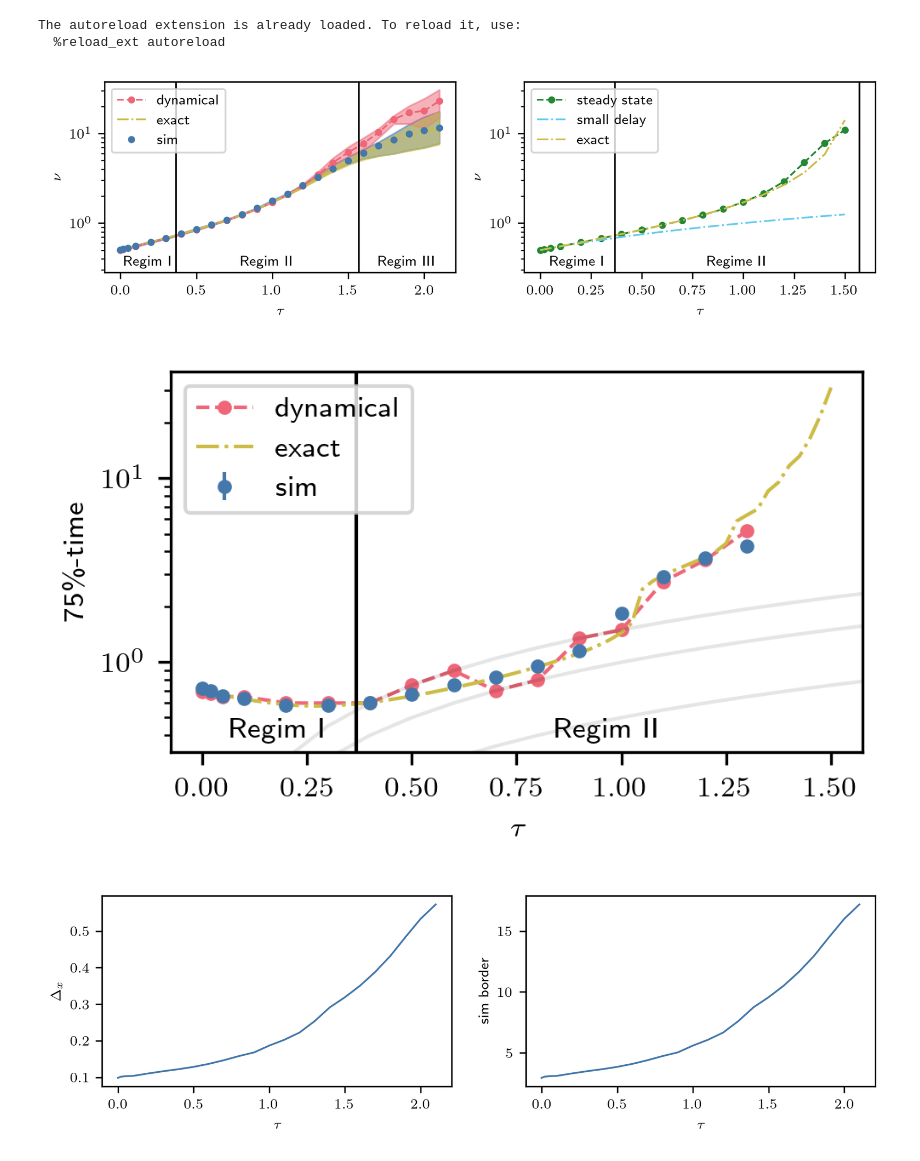
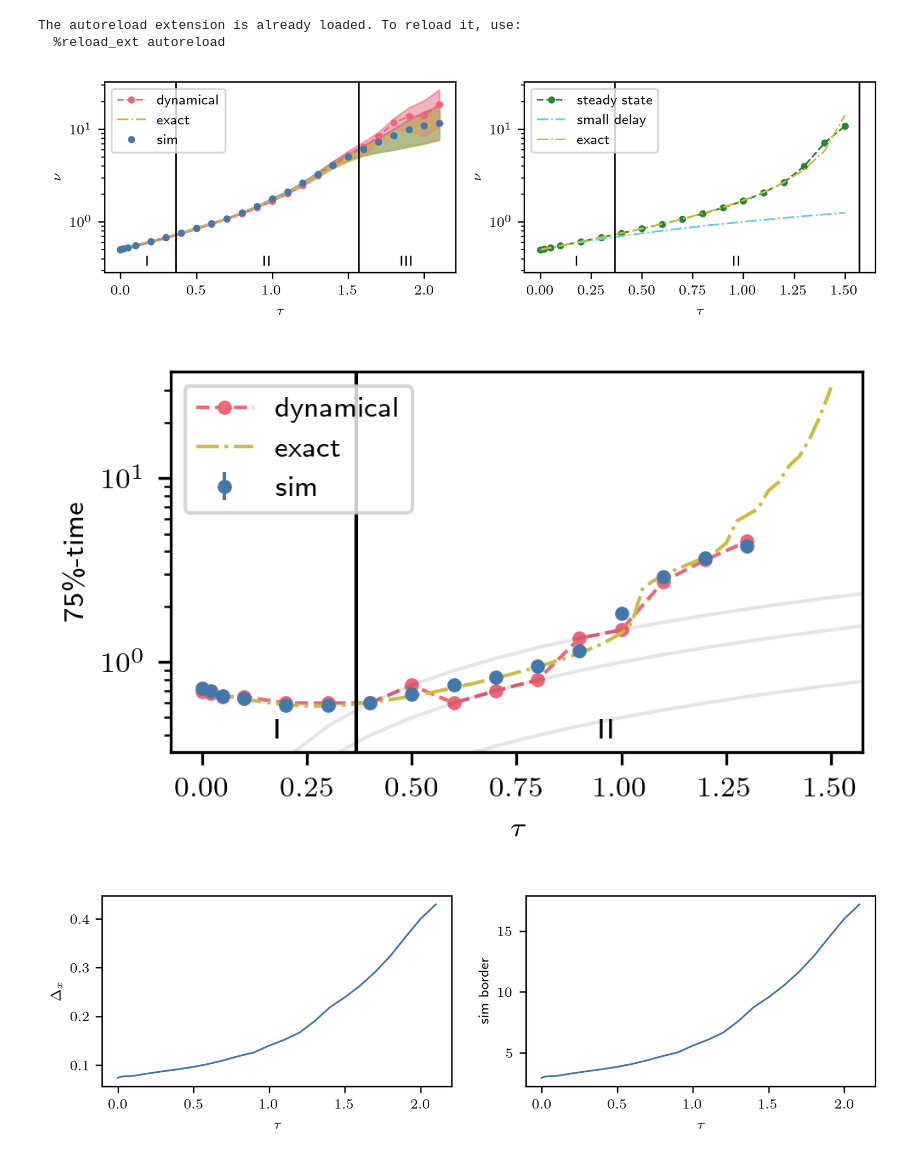
Before and after one commit to NilsToAn/overdampedDelayHarmonicOscillator, a Jupyter notebook: paper/variance_x2.ipynb, the cells around one changed output. Cells and saved outputs as stored; diff of their text form; code cells hidden in the pictures.

```diff
--- a/paper/variance_x2.ipynb
+++ b/paper/variance_x2.ipynb
@@ -41,9 +41,9 @@ version = 2
 s = 1
 D = s**2 / 2
 max_t = 10
-ntau = 2  # 3
+ntau = 2 #3
 # dx = 0.3
-N_x = 61  # 25
+N_x = 81  #61 #81 #41
 eq_perc = 0.75
 hist_sigma = 4
 avg_part = 4
@@ -78,6 +78,9 @@ non_div_taus = (
 )
 
 eig_vars = np.empty((len(non_div_taus), 2))
+num_timings = np.empty(len(ltaus))
+sim_timings = np.empty(len(ltaus))
+eig_timings = np.empty(len(non_div_taus))
 # %%
 test_ltaus = np.arange(0, non_div_taus[-1], 0.025)
 exact_eqtimes = np.array([get_eq_times(ltau, D, eq_perc, a, b) for ltau in test_ltaus])
@@ -102,6 +105,7 @@ for i, ltau in enumerate(tqdm(ltaus)):
         force=force,
         hist_sigma=hist_sigma,
     )
+    sim_timings[i] = my_sim_manager.get_timing()
 
     sim_ts = np.arange(0, (N_t + ntau_sim)) * ldt - ltau
 
@@ -122,19 +126,6 @@ for i, ltau in enumerate(tqdm(ltaus)):
         np.argmin((eq_perc * mean_sim_vars[:, None] - sim_var) ** 2, axis=1)
     ]
     sim_eq_time[i] = (np.mean(mean_s_eq), np.std(mean_s_eq) / np.sqrt(N_loop))
-
-    # mean_sim_hist_var = np.mean(sim_hist_var[:, -N_t // avg_part :], axis=1)
-    # sim_hist_vars[i] = (
-    #     np.mean(mean_sim_hist_var),
-    #     np.std(mean_sim_hist_var) / np.sqrt(N_loop),
-    #     np.min(np.mean(sim_hist_var[:, -N_t // avg_part :], axis=0)),
-    #     np.max(np.mean(sim_hist_var[:, -N_t // avg_part :], axis=0)),
-    # )
-
-    # mean_sh_eq = sim_ts[
-    #     np.argmin((eq_perc * mean_sim_hist_var[:, None] - sim_hist_var) ** 2, axis=1)
-    # ]
-    # sim_hist_eq_time[i] = (np.mean(mean_sh_eq), np.std(mean_sh_eq) / np.sqrt(N_loop))
 # %%
 my_num_manager = SolverManager()
 
@@ -157,6 +148,7 @@ for i, ltau in enumerate(tqdm(ltaus)):
         force=force,
         version=version,
     )
+    num_timings[i] = my_num_manager.get_timing()
 
     num_var = res["num_var"]
 
@@ -183,6 +175,7 @@ for i, ltau in enumerate(tqdm(non_div_taus)):
         res = eigen_manager.run(
             N_x=N_x, sb=sb, ntau=0, s=s, dt=ldt, force=force, version=version
         )
+    eig_timings[i] = eigen_manager.get_timing()
 
     eig_vars[i] = (res["eig_var"], 0)
 # %%
@@ -224,10 +217,10 @@ if force == "linear":
     plt.ylim(0.7 * plt.ylim()[0], plt.ylim()[1])
     y = plt.ylim()[0] * 1.3
     plt.vlines([1 / np.e, np.pi / 2], *plt.ylim(), color="black")
-    plt.text(0.5 * 1 / np.e, y, "Regim I", ha="center", va="center")
-    plt.text(0.5 * (1 / np.e + np.pi / 2), y, "Regim II", ha="center", va="center")
+    plt.text(0.5 * 1 / np.e, y, "I", ha="center", va="center")
+    plt.text(0.5 * (1 / np.e + np.pi / 2), y, "II", ha="center", va="center")
     plt.text(
-        0.5 * (np.pi / 2 + plt.xlim()[1]), y, "Regim III", ha="center", va="center"
+        0.5 * (np.pi / 2 + plt.xlim()[1]), y, "III", ha="center", va="center"
     )
 plt.legend()
 plt.xlabel(r"$\tau$")
@@ -244,38 +237,38 @@ plt.ylim(*ylim)
 #     ltaus,
 #     num_vars[:, 0] / sim_vars[:, 0],
 #     yerr=np.sqrt(
 #         (num_vars[:, 1] / sim_vars[:, 0]) ** 2
 #         + (num_vars[:, 0] / sim_vars[:, 0] ** 2 * sim_vars[:, 1]) ** 2
 #     ),
 #     marker=".",
 #     color="C1",
 # )
 plt.plot(non_div_taus, eig_vars[:, 0], **eigenv_plt_set)
 if force == "linear":
     plt.plot(non_div_taus, short_time_approx_var, **short_plt_set)
 plt.plot(non_div_taus, exact_sol, **exact_plt_set)
 
 if force == "linear":
     # plt.ylim(0.7*plt.ylim()[0], plt.ylim()[1])
     y = plt.ylim()[0] * 1.3
     plt.vlines([1 / np.e, np.pi / 2], *plt.ylim(), color="black")
-    plt.text(0.5 * 1 / np.e, y, "Regime I", ha="center", va="center")
-    plt.text(0.5 * (1 / np.e + np.pi / 2), y, "Regime II", ha="center", va="center")
+    plt.text(0.5 * 1 / np.e, y, "I", ha="center", va="center")
+    plt.text(0.5 * (1 / np.e + np.pi / 2), y, "II", ha="center", va="center")
     # plt.text(
-    #     0.5 * (np.pi / 2 + plt.xlim()[1]), y, "Regime III", ha="center", va="center"
+    #     0.5 * (np.pi / 2 + plt.xlim()[1]), y, "III", ha="center", va="center"
     # )
 
 
 plt.legend()
 plt.xlabel(r"$\tau$")
 plt.ylabel(r"$\nu$")
 # plt.ylabel(r"deviation")
 
 
 plt.tight_layout()
-plt.savefig(f"graphics/x2variance_v{version}_{force}.pdf")
+plt.savefig(f"graphics/x2var_{force}_Nx{N_x}_Nt{ntau}.pdf")
 # %% [output]
-[figure, old version]
+[figure, new version]
 # %%
 # Only if system was able to reach steady state
 eq_perc = 0.75
@@ -294,8 +287,8 @@ if force == "linear":
     plt.ylim(0.7 * plt.ylim()[0], plt.ylim()[1])
     y = plt.ylim()[0] * 1.3
     plt.vlines([1 / np.e], *plt.ylim(), color="black")
-    plt.text(0.5 * 1 / np.e, y, "Regim I", ha="center", va="center")
-    plt.text(0.5 * (1 / np.e + np.pi / 2), y, "Regim II", ha="center", va="center")
+    plt.text(0.5 * 1 / np.e, y, "I", ha="center", va="center")
+    plt.text(0.5 * (1 / np.e + np.pi / 2), y, "II", ha="center", va="center")
 
 plt.xlim(*plt.xlim())
 plt.ylim(*plt.ylim())
@@ -307,9 +300,9 @@ plt.legend()
 plt.xlabel(r"$\tau$")
 plt.ylabel(r"75\%-time")
 plt.tight_layout()
-plt.savefig(f"graphics/x2eqtime_v{version}_{force}.pdf")
+plt.savefig(f"graphics/x2eqtime_{force}_Nx{N_x}_Nt{ntau}.pdf")
 # %% [output]
-[figure, old version]
+[figure, new version]
 # %%
 fig, axs = plt.subplots(1, 2, figsize=(two_col, std_height))
 axs[0].plot(ltaus, 2 * sbs / (N_x - 1))
@@ -322,4 +315,4 @@ axs[1].set_ylabel(r"sim border")
 
 plt.tight_layout()
 # %% [output]
-[figure, old version]
+[figure, new version]
```
Also changed, not shown: parts of 1 cell of this notebook, 18 other files.
